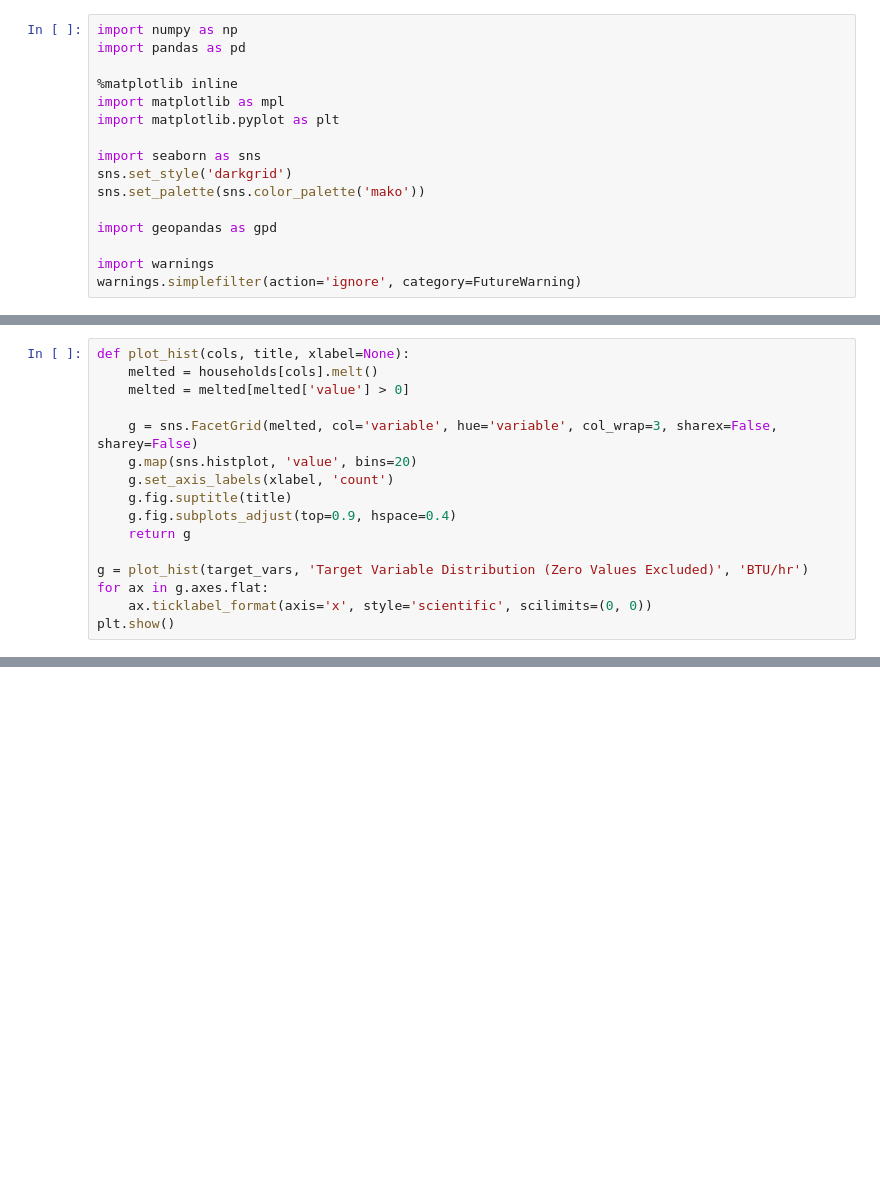
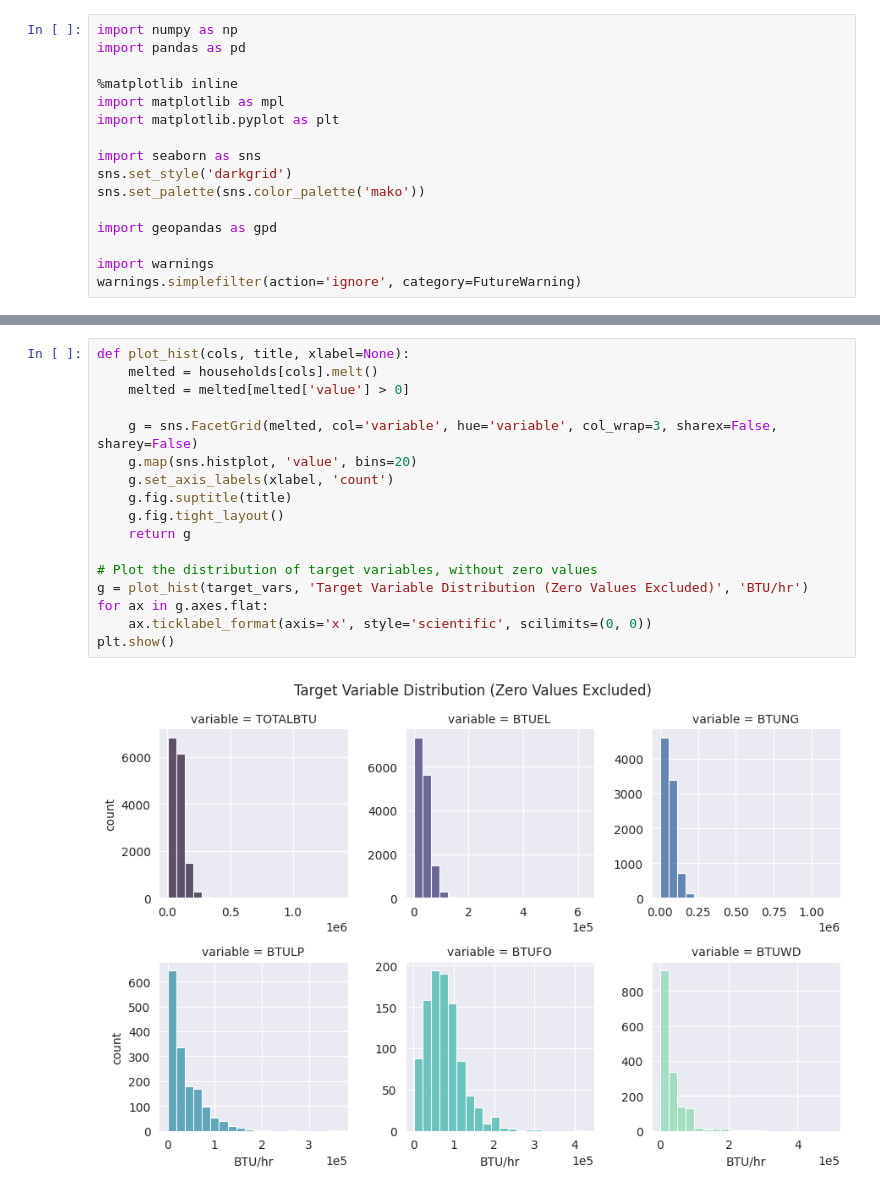
Before and after one commit to jon-codes/c964-model, a Jupyter notebook: exploratory.ipynb, the cells around one changed output, grey strips where cells are left out. Saved outputs shown, nothing was run; the diff lists cells and outputs as text; blank space fills up the shorter version.

```diff
--- a/exploratory.ipynb
+++ b/exploratory.ipynb
@@ -68,16 +20,0 @@ plt.show()
-# %%
-def plot_hist(cols, title, xlabel=None):
-    melted = households[cols].melt()
-    melted = melted[melted['value'] > 0]
-
-    g = sns.FacetGrid(melted, col='variable', hue='variable', col_wrap=3, sharex=False, sharey=False)
-    g.map(sns.histplot, 'value', bins=20)
-    g.set_axis_labels(xlabel, 'count')
-    g.fig.suptitle(title)
-    g.fig.subplots_adjust(top=0.9, hspace=0.4)
-    return g
-
-g = plot_hist(target_vars, 'Target Variable Distribution (Zero Values Excluded)', 'BTU/hr')
-for ax in g.axes.flat:
-    ax.ticklabel_format(axis='x', style='scientific', scilimits=(0, 0))
-plt.show()
@@ -545,0 +81,19 @@ plt.show()
+# %%
+def plot_hist(cols, title, xlabel=None):
+    melted = households[cols].melt()
+    melted = melted[melted['value'] > 0]
+
+    g = sns.FacetGrid(melted, col='variable', hue='variable', col_wrap=3, sharex=False, sharey=False)
+    g.map(sns.histplot, 'value', bins=20)
+    g.set_axis_labels(xlabel, 'count')
+    g.fig.suptitle(title)
+    g.fig.tight_layout()
+    return g
+
+# Plot the distribution of target variables, without zero values
+g = plot_hist(target_vars, 'Target Variable Distribution (Zero Values Excluded)', 'BTU/hr')
+for ax in g.axes.flat:
+    ax.ticklabel_format(axis='x', style='scientific', scilimits=(0, 0))
+plt.show()
+# %% [output]
+[figure, added]
```
Also changed, not shown: parts of 84 cells of this notebook.
